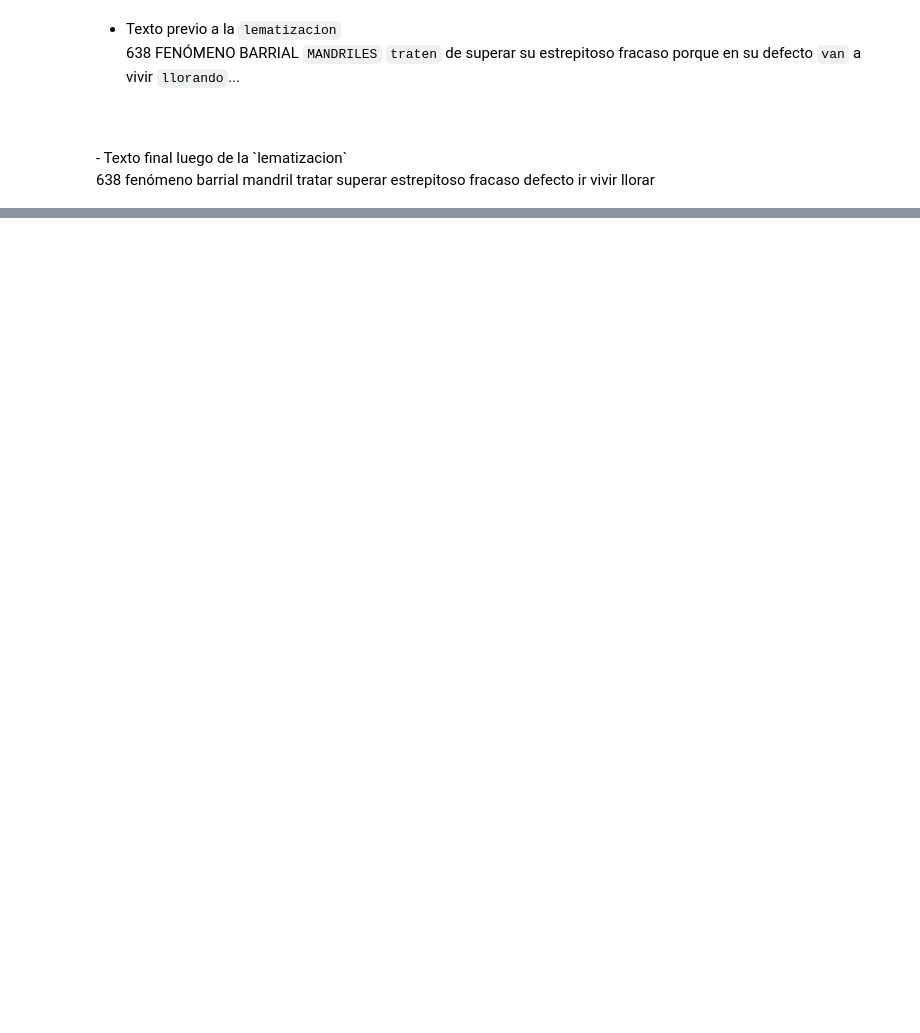
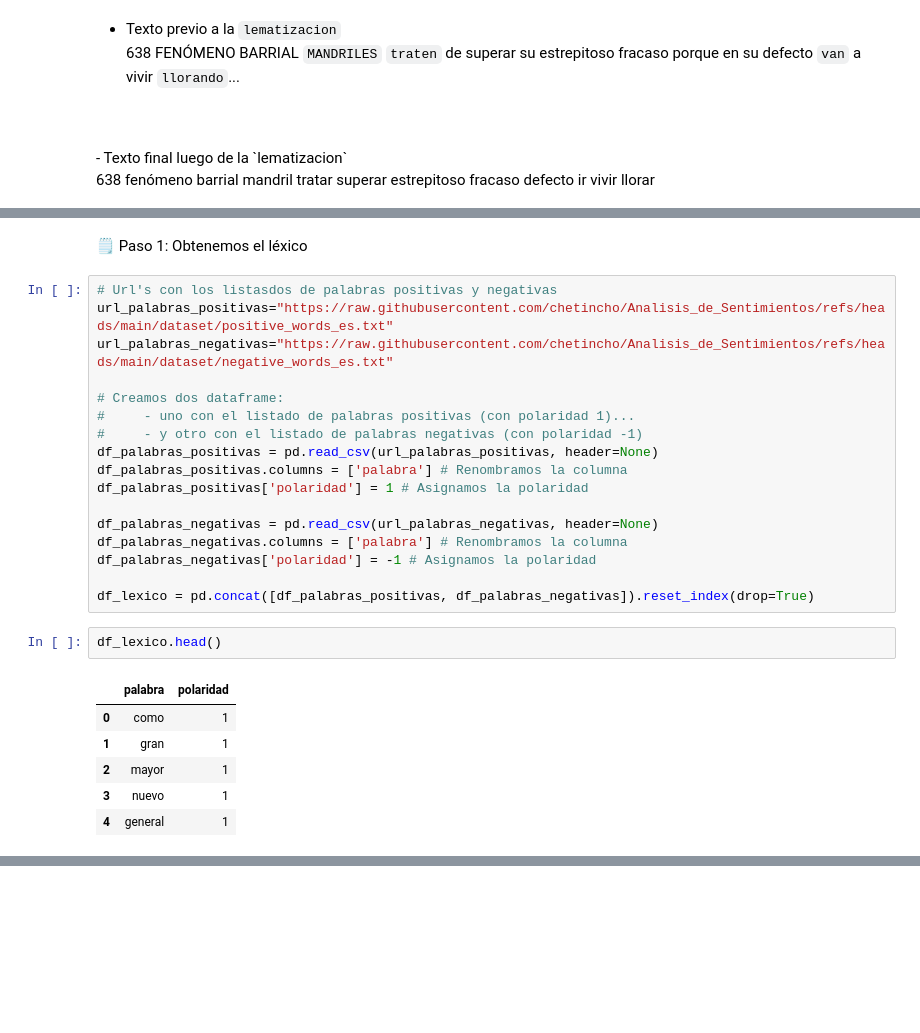
Before and after one commit to chetincho/Analisis_de_Sentimientos, a Jupyter notebook: proyecto.ipynb, the cells around one changed output, grey strips where cells are left out. Cells and saved outputs as stored; diff of their text form; blank space fills up the shorter version.

```diff
--- a/proyecto.ipynb
+++ b/proyecto.ipynb
@@ -683,0 +660,28 @@ Cada fila de esta matriz corresponde a un tweet y cada columna a una palabra del
+# %% [markdown]
+🗒️ Paso 1: Obtenemos el léxico
+# %%
+# Url's con los listasdos de palabras positivas y negativas
+url_palabras_positivas="https://raw.githubusercontent.com/chetincho/Analisis_de_Sentimientos/refs/heads/main/dataset/positive_words_es.txt"
+url_palabras_negativas="https://raw.githubusercontent.com/chetincho/Analisis_de_Sentimientos/refs/heads/main/dataset/negative_words_es.txt"
+
+# Creamos dos dataframe:
+#     - uno con el listado de palabras positivas (con polaridad 1)...
+#     - y otro con el listado de palabras negativas (con polaridad -1)
+df_palabras_positivas = pd.read_csv(url_palabras_positivas, header=None)
+df_palabras_positivas.columns = ['palabra'] # Renombramos la columna
+df_palabras_positivas['polaridad'] = 1 # Asignamos la polaridad
+
+df_palabras_negativas = pd.read_csv(url_palabras_negativas, header=None)
+df_palabras_negativas.columns = ['palabra'] # Renombramos la columna
+df_palabras_negativas['polaridad'] = -1 # Asignamos la polaridad
+
+df_lexico = pd.concat([df_palabras_positivas, df_palabras_negativas]).reset_index(drop=True)
+# %%
+df_lexico.head()
+# %% [output]
+|  | palabra | polaridad |
+| 0 | como | 1 |
+| 1 | gran | 1 |
+| 2 | mayor | 1 |
+| 3 | nuevo | 1 |
+| 4 | general | 1 |
```
Also changed, not shown: parts of 25 cells of this notebook, 3 other files.
